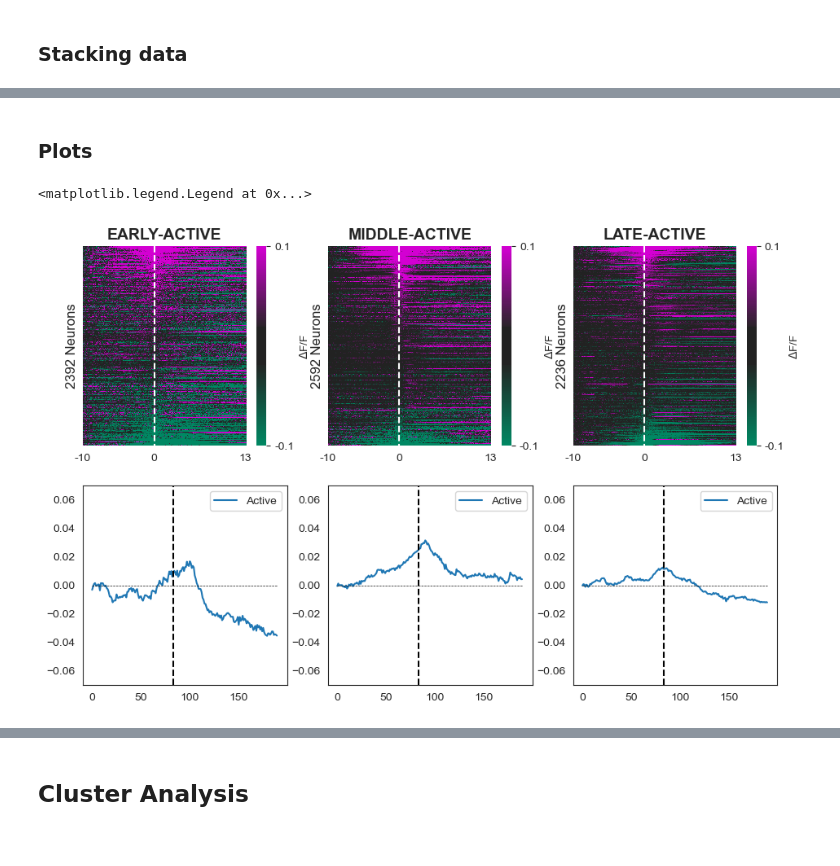
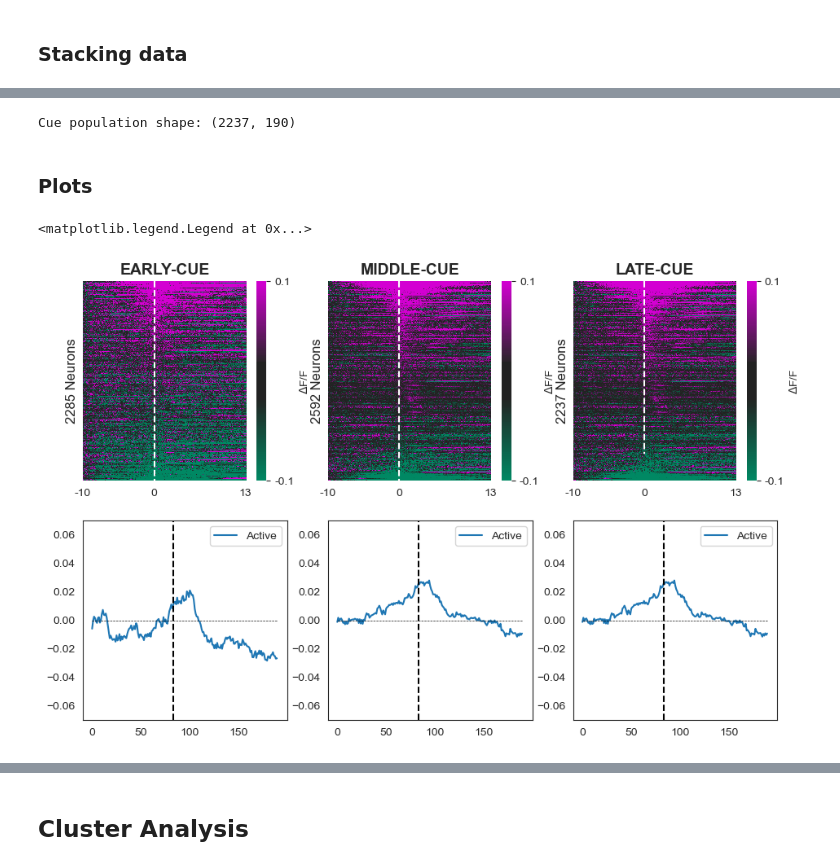
Before and after one commit to datasiansalsa/PFC_Self-Admin_Analysis, a Jupyter notebook: cue-analysis/acquisition/ACQ_cue_analysis_JJB.ipynb, the cells around one changed output, grey strips where cells are left out. Drawn from its saved outputs; the diff is of its cells as text; code cells hidden in the pictures.

```diff
--- a/cue-analysis/acquisition/ACQ_cue_analysis_JJB.ipynb
+++ b/cue-analysis/acquisition/ACQ_cue_analysis_JJB.ipynb
@@ -803,22 +825,21 @@ Active shape: (2592, 190)
 # %%
 #stacking late data
 
-#late active data
-temp_late_active = stack_data1(latebasedir, late_animals_of_interest, window_size, "active.npy")
+temp_late_cue, late_lever_cue = stack_data2(latebasedir, late_animals_of_interest, window_size, "cuePopulation.npy",'alignedActiveLeverCue.npy')
 
-#num neurons is length of data
-numneurons_late_active = temp_late_active.shape[0]-1
+#num neurons
+numneurons_late_cue = temp_late_cue.shape[0]
 
 #calculating population data - baseline
-baseline = np.mean(temp_late_active[:,baselinefirstframe:baselinelastframe], axis=1)
-late_active = temp_late_active - baseline[:,None]
+baseline = np.mean(temp_middle_cue[:,baselinefirstframe:baselinelastframe], axis=1)
+late_cue = temp_middle_cue - baseline[:,None]
 
 #sorting data
-tempresponse = np.nanmean(late_active[:,pre_window_size-(1*int(framerate)):pre_window_size+1*int(framerate)], axis=1)
-sortresponse_late_active = np.argsort(tempresponse)[::-1]
+tempresponse = np.nanmean(late_cue[:,pre_window_size-(1*int(framerate)):pre_window_size+(1*int(framerate))], axis=1)
+sortresponse_late_cue = np.argsort(tempresponse)[::-1]
 
 #calculating the mean using pandas
-late_active_mean = np.nanmean(late_active, axis=0)
+late_cue_mean = np.nanmean(late_cue, axis=0)
 
-print('Active shape:', late_active.shape)
+print('Cue population shape:', late_cue.shape)
 # %% [output]
@@ -826,3 +894,25 @@ Active shape: (2237, 190)
+# %%
+#stacking late data
+
+temp_late_no_cue, late_lever_no_cue = stack_data2(latebasedir, late_animals_of_interest, window_size, "noCuePopulation.npy",'alignedActiveLeverNoCue.npy')
+
+#num neurons
+numneurons_late_no_cue = temp_late_no_cue.shape[0]
+
+#calculating population data - baseline
+baseline = np.mean(temp_late_no_cue[:,baselinefirstframe:baselinelastframe], axis=1)
+late_no_cue = temp_late_no_cue - baseline[:,None]
+
+#sorting data
+tempresponse = np.nanmean(late_no_cue[:,pre_window_size-(1*int(framerate)):pre_window_size+(1*int(framerate))], axis=1)
+sortresponse_late_no_cue = np.argsort(tempresponse)[::-1]
+
+#calculating the mean
+late_no_cue_mean = np.nanmean(late_no_cue, axis=0)
+
+print('Cue population shape:', late_no_cue.shape)
+# %% [output]
+Cue population shape: (2237, 190)
 # %% [markdown]
 ### Plots
 # %%
@@ -837,7 +927,7 @@ def filter_NAN(processed_data, windowsize, prewindowsize, framerate):
         sortresponse = np.argsort(response)[::-1]
         return(filtered_stack, sortresponse)
 # %%
-#plot
+#cue plot
 
 # initialize the plot
 # 2 rows and 3 columns of graphs; may end up with blank column
@@ -854,7 +944,7 @@ ymin = -ymax
 ax = axs[0, 0]
 
 # heatmap
-hm = sns.heatmap(early_active[sortresponse_early_active,:], ax=ax, vmax=cmax, vmin=cmin, linewidth=0,
+hm = sns.heatmap(early_cue[sortresponse_early_cue,:], ax=ax, vmax=cmax, vmin=cmin, linewidth=0,
                  cmap=sns.diverging_palette(
                      154, 308, n=230, s=100, sep=50, center='dark'),
                  cbar_kws={'label': '$\Delta$F/F'}, xticklabels=False,  yticklabels=False)  # sets tick label increments
@@ -868,14 +958,14 @@ ax.set(xticklabels=["-10", "0", "13"]) #<-- set tick labels
 
 #lines and labels
 ax.grid(False)
-ax.set_title(plot_titles[0]+"-ACTIVE", fontweight="bold", fontsize=14)
-ax.set_ylabel('%s Neurons' % numneurons_early_active, fontsize=12)
+ax.set_title(plot_titles[0]+"-CUE", fontweight="bold", fontsize=14)
+ax.set_ylabel('%s Neurons' % numneurons_early_cue, fontsize=12)
 ax.plot([pre_window_size, pre_window_size],
-        [0, numneurons_early_active], '--k', linewidth=1.5, color='white') #leverpress line <-- change line color
+        [0, numneurons_early_cue], '--k', linewidth=1.5, color='white') #leverpress line <-- change line color
 
 # line plot
 ax = axs[1, 0]
-ax.plot(early_active_mean)
+ax.plot(early_cue_mean)
 ax.set_ylim([-.07, .07])
 ax.plot([0, window_size], [0, 0], '--k', linewidth=0.5)
 ax.axvline(pre_window_size, color='black', linestyle='--')
@@ -885,7 +975,7 @@ ax.legend(['Active'])
 ax = axs[0, 1]
 
 # heatmap
-hm = sns.heatmap(middle_active[sortresponse_middle_active, :], ax=ax, vmax=cmax, vmin=cmin, linewidth=0,
+hm = sns.heatmap(middle_cue[sortresponse_middle_cue, :], ax=ax, vmax=cmax, vmin=cmin, linewidth=0,
                  cmap=sns.diverging_palette(
                      154, 308, n=230, s=100, sep=50, center='dark'),
                  cbar_kws={'label': '$\Delta$F/F'}, xticklabels=False,  yticklabels=False)  # sets tick label increments
@@ -899,52 +989,52 @@ ax.set(xticklabels=["-10", "0","13"])
 
 #lines and labels
 ax.grid(False)
-ax.set_title(plot_titles[1]+"-ACTIVE", fontweight="bold", fontsize=14)
-ax.set_ylabel('%s Neurons' % numneurons_middle_active, fontsize=12)
+ax.set_title(plot_titles[1]+"-CUE", fontweight="bold", fontsize=14)
+ax.set_ylabel('%s Neurons' % numneurons_middle_cue, fontsize=12)
 ax.plot([pre_window_size, pre_window_size],
-        [0, numneurons_middle_active], '--', linewidth=1.5, color='white')
+        [0, numneurons_middle_cue], '--', linewidth=1.5, color='white')
 
 # line plot
 ax = axs[1, 1]
-ax.plot(middle_active_mean)
+ax.plot(middle_cue_mean)
 ax.set_ylim([-.07, .07])
 ax.plot([0, window_size], [0, 0], '--k', linewidth=0.5)
 ax.axvline(pre_window_size, color='black', linestyle='--')
 ax.legend(['Active'])
 
 # late active plots
 ax = axs[0, 2]
 
 # heatmap
-hm = sns.heatmap(late_active[sortresponse_late_active,:], ax=ax, vmax=cmax, vmin=cmin, linewidth=0,
+hm = sns.heatmap(late_cue[sortresponse_late_cue,:], ax=ax, vmax=cmax, vmin=cmin, linewidth=0,
                  cmap=sns.diverging_palette(
                      154, 308, n=230, s=100, sep=50, center='dark'),
                  cbar_kws={'label': '$\Delta$F/F'}, xticklabels=False,  yticklabels=False)  # sets tick label increments
 
 # color bar
 cbar = hm.collections[0].colorbar
 cbar.set_ticks([-.1, .1])
 cbar.set_ticklabels([cmin, cmax])
 ax.set(xticks=[0, pre_window_size, window_size-1])
 ax.set(xticklabels=["-10", "0","13"])
 
 #lines and labels
 ax.grid(False)
-ax.set_title(plot_titles[2]+"-ACTIVE", fontweight="bold", fontsize=14)
-ax.set_ylabel('%s Neurons' % numneurons_late_active, fontsize=12)
+ax.set_title(plot_titles[2]+"-CUE", fontweight="bold", fontsize=14)
+ax.set_ylabel('%s Neurons' % numneurons_late_cue, fontsize=12)
 ax.plot([pre_window_size, pre_window_size],
-        [0, numneurons_late_active], '--', linewidth=1.5, color='white')
+        [0, numneurons_late_cue], '--', linewidth=1.5, color='white')
 
 # line plot
 ax = axs[1, 2]
-ax.plot(late_active_mean)
+ax.plot(late_cue_mean)
 ax.set_ylim([-.07, .07])
 ax.plot([0, window_size], [0, 0], '--k', linewidth=0.5)
 ax.axvline(pre_window_size, color='black', linestyle='--')
 ax.legend(['Active'])
 # %% [output]
 <matplotlib.legend.Legend at 0x...>
-[figure, old version]
+[figure, new version]
 # %%
 # #save fig
 # fig.savefig(os.path.join(results, 'PFC_HEROIN_SA_Acquisition_active-inactive-all_population_heatmaps.PDF'), format='PDF')
```
Also changed, not shown: parts of 14 cells of this notebook.
